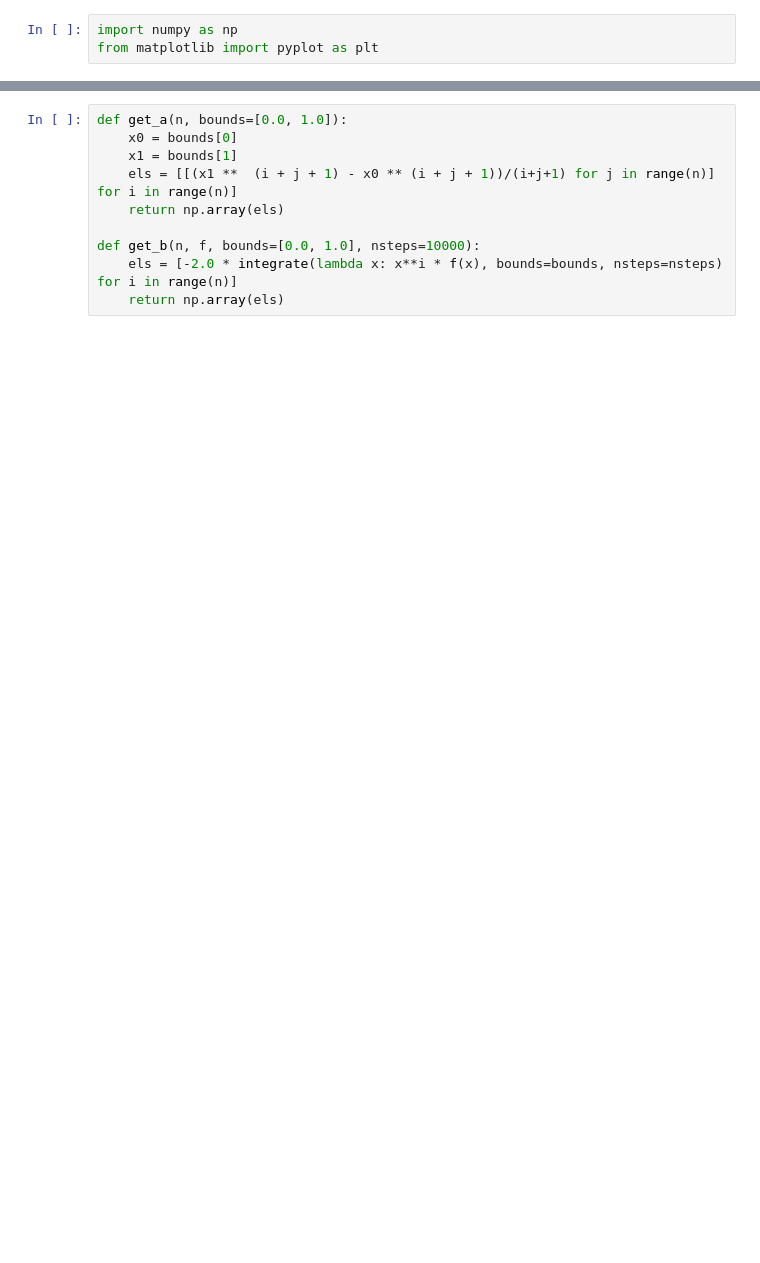
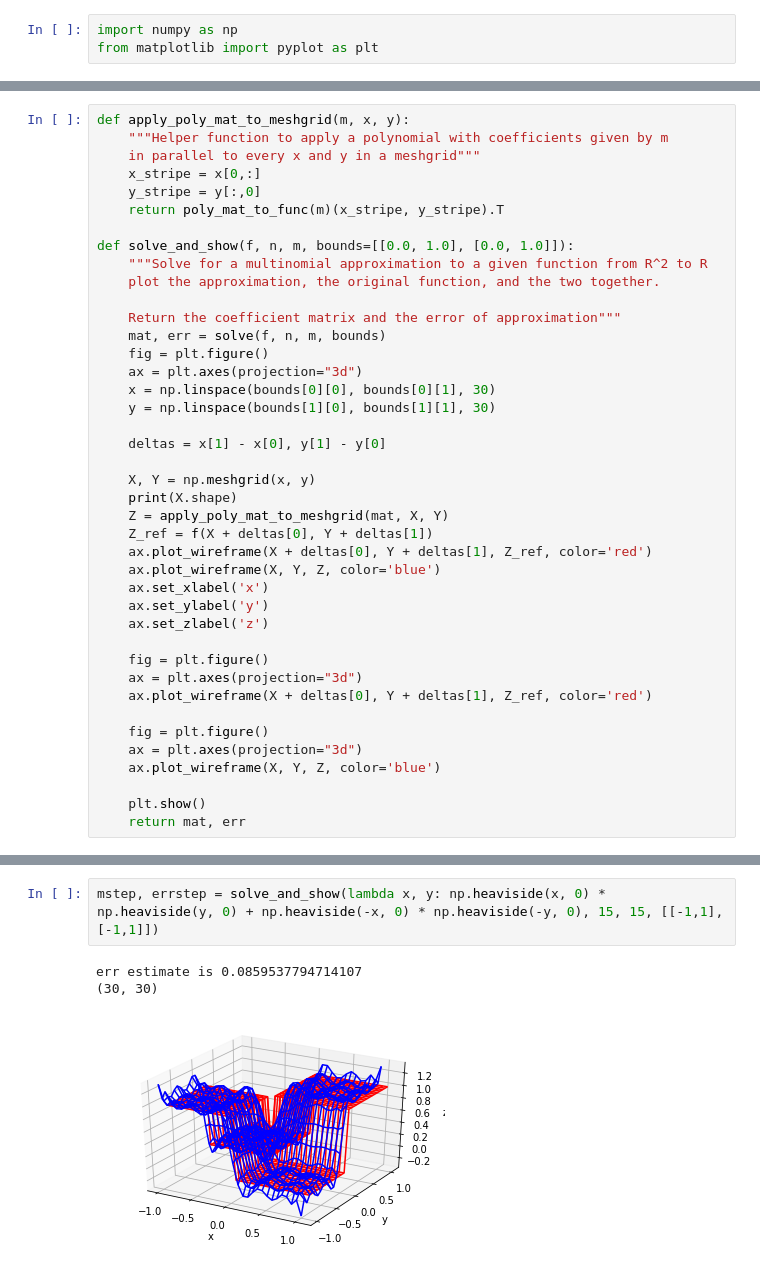
Before and after one commit to mds2/simple-polynomial-function-approximation, a Jupyter notebook: poly approx in higher dimensions.ipynb, the cells around one changed output, grey strips where cells are left out. Drawn from its saved outputs; the diff is of its cells as text; blank space fills up the shorter version.

```diff
--- a/poly approx in higher dimensions.ipynb
+++ b/poly approx in higher dimensions.ipynb
@@ -26,0 +213,41 @@ def integrate(f, bounds=[[0.0, 1.0], [0.0, 1.0]]):
+# %%
+def apply_poly_mat_to_meshgrid(m, x, y):
+    """Helper function to apply a polynomial with coefficients given by m
+    in parallel to every x and y in a meshgrid"""
+    x_stripe = x[0,:]
+    y_stripe = y[:,0]
+    return poly_mat_to_func(m)(x_stripe, y_stripe).T
+
+def solve_and_show(f, n, m, bounds=[[0.0, 1.0], [0.0, 1.0]]):
+    """Solve for a multinomial approximation to a given function from R^2 to R
+    plot the approximation, the original function, and the two together.
+
+    Return the coefficient matrix and the error of approximation"""
+    mat, err = solve(f, n, m, bounds)
+    fig = plt.figure()
+    ax = plt.axes(projection="3d")
+    x = np.linspace(bounds[0][0], bounds[0][1], 30)
+    y = np.linspace(bounds[1][0], bounds[1][1], 30)
+
+    deltas = x[1] - x[0], y[1] - y[0]
+
+    X, Y = np.meshgrid(x, y)
+    print(X.shape)
+    Z = apply_poly_mat_to_meshgrid(mat, X, Y)
+    Z_ref = f(X + deltas[0], Y + deltas[1])
+    ax.plot_wireframe(X + deltas[0], Y + deltas[1], Z_ref, color='red')
+    ax.plot_wireframe(X, Y, Z, color='blue')
+    ax.set_xlabel('x')
+    ax.set_ylabel('y')
+    ax.set_zlabel('z')
+
+    fig = plt.figure()
+    ax = plt.axes(projection="3d")
+    ax.plot_wireframe(X + deltas[0], Y + deltas[1], Z_ref, color='red')
+
+    fig = plt.figure()
+    ax = plt.axes(projection="3d")
+    ax.plot_wireframe(X, Y, Z, color='blue')
+
+    plt.show()
+    return mat, err
@@ -31,10 +333,6 @@ integrate(lambda x,y: 1.0)
-# %%
-def get_a(n, bounds=[0.0, 1.0]):
-    x0 = bounds[0]
-    x1 = bounds[1]
-    els = [[(x1 **  (i + j + 1) - x0 ** (i + j + 1))/(i+j+1) for j in range(n)] for i in range(n)]
-    return np.array(els)
-
-def get_b(n, f, bounds=[0.0, 1.0], nsteps=10000):
-    els = [-2.0 * integrate(lambda x: x**i * f(x), bounds=bounds, nsteps=nsteps) for i in range(n)]
-    return np.array(els)
+# %%
+mstep, errstep = solve_and_show(lambda x, y: np.heaviside(x, 0) * np.heaviside(y, 0) + np.heaviside(-x, 0) * np.heaviside(-y, 0), 15, 15, [[-1,1],[-1,1]])
+# %% [output]
+err estimate is 0.0859537794714107
+(30, 30)
+[figure, added]
```
Also changed, not shown: parts of 29 cells of this notebook.
